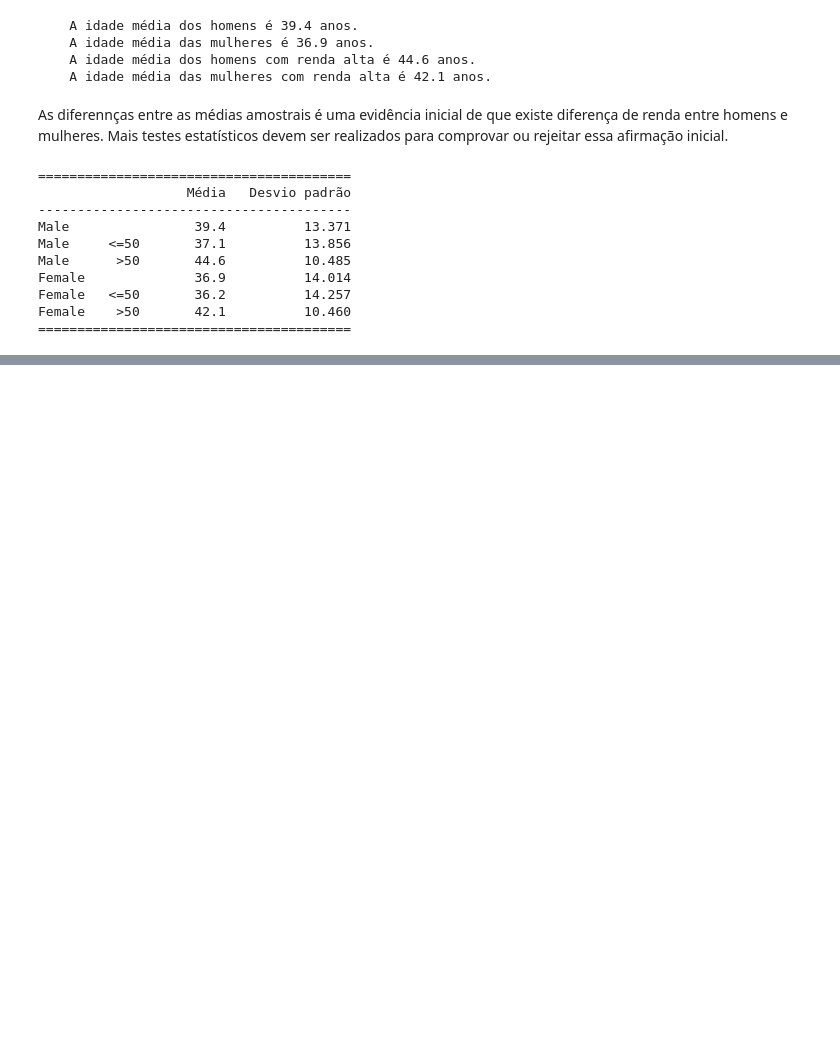
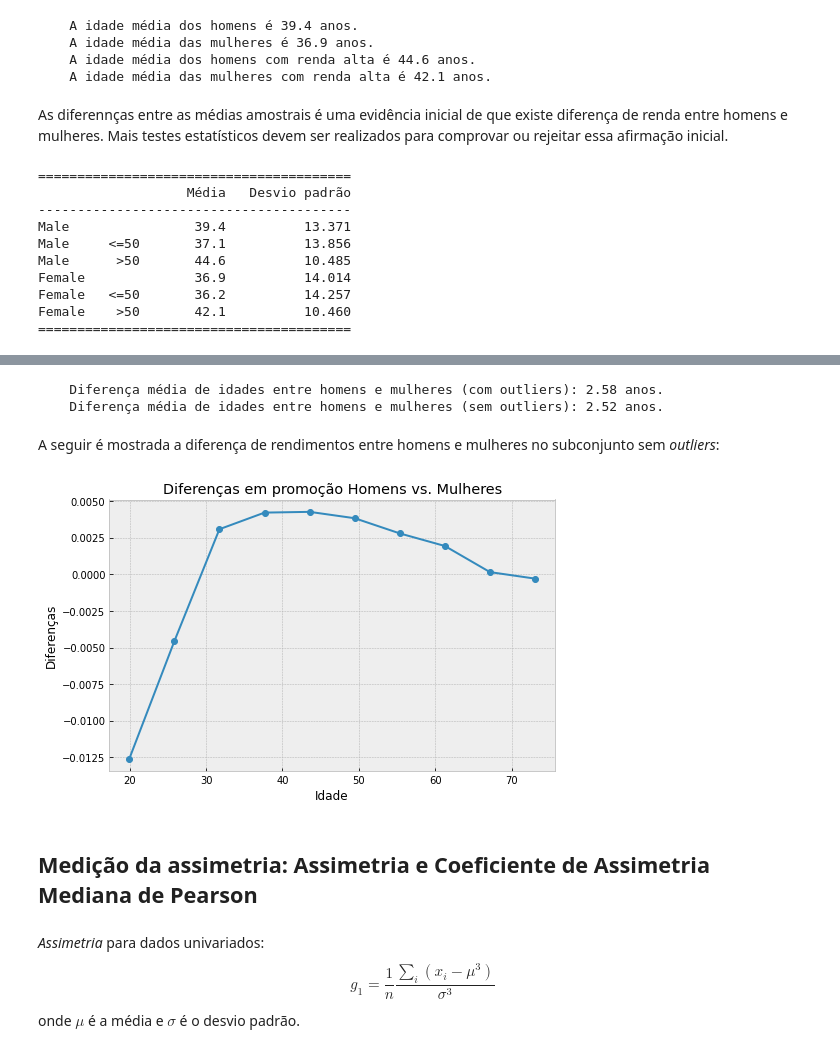
Before and after one commit to igoandrade/data-science-tutoriais, a Jupyter notebook: intro_data_science/chap_03/chap_03.ipynb, the cells around one changed output, grey strips where cells are left out. Cells and saved outputs as stored; diff of their text form; code cells hidden in the pictures; blank space fills up the shorter version.

```diff
--- a/intro_data_science/chap_03/chap_03.ipynb
+++ b/intro_data_science/chap_03/chap_03.ipynb
@@ -159,0 +223,28 @@ array(['<=50K\n', '>50K\n'], dtype=object)
+# %%
+print(f"""
+    Diferença média de idades entre homens e mulheres (com outliers): {ml.age.mean() - fm.age.mean():.2f} anos.
+    Diferença média de idades entre homens e mulheres (sem outliers): {ml_without_ouliers.age.mean() - fm_without_ouliers.age.mean():.2f} anos.
+""")
+# %% [output]
+    Diferença média de idades entre homens e mulheres (com outliers): 2.58 anos.
+    Diferença média de idades entre homens e mulheres (sem outliers): 2.52 anos.
+# %% [markdown]
+A seguir é mostrada a diferença de rendimentos entre homens e mulheres no subconjunto sem _outliers_:
+# %%
+countx, divisionx = np.histogram(ml_without_ouliers['age'], density=True)
+county, divisiony = np.histogram(fm_without_ouliers['age'], density=True)
+val = [(divisionx[i] + divisionx[i+1])/2 for i in range(len(divisionx) - 1)]
+
+plt.figure(figsize=(8,5))
+plt.plot(val, countx - county, 'o-')
+plt.xlabel('Idade')
+plt.ylabel('Diferenças')
+plt.title('Diferenças em promoção Homens vs. Mulheres')
+plt.show()
+# %% [output]
+[figure, added]
+# %% [markdown]
+## Medição da assimetria: Assimetria e Coeficiente de Assimetria Mediana de Pearson
+# %% [markdown]
+_Assimetria_ para dados univariados: $$g_1 = \dfrac{1}{n} \dfrac{\sum_{i}(x_i - \mu^3)}{\sigma^3}$$
+onde $\mu$ é a média e $\sigma$ é o desvio padrão.
```
Also changed, not shown: parts of 9 cells of this notebook.
